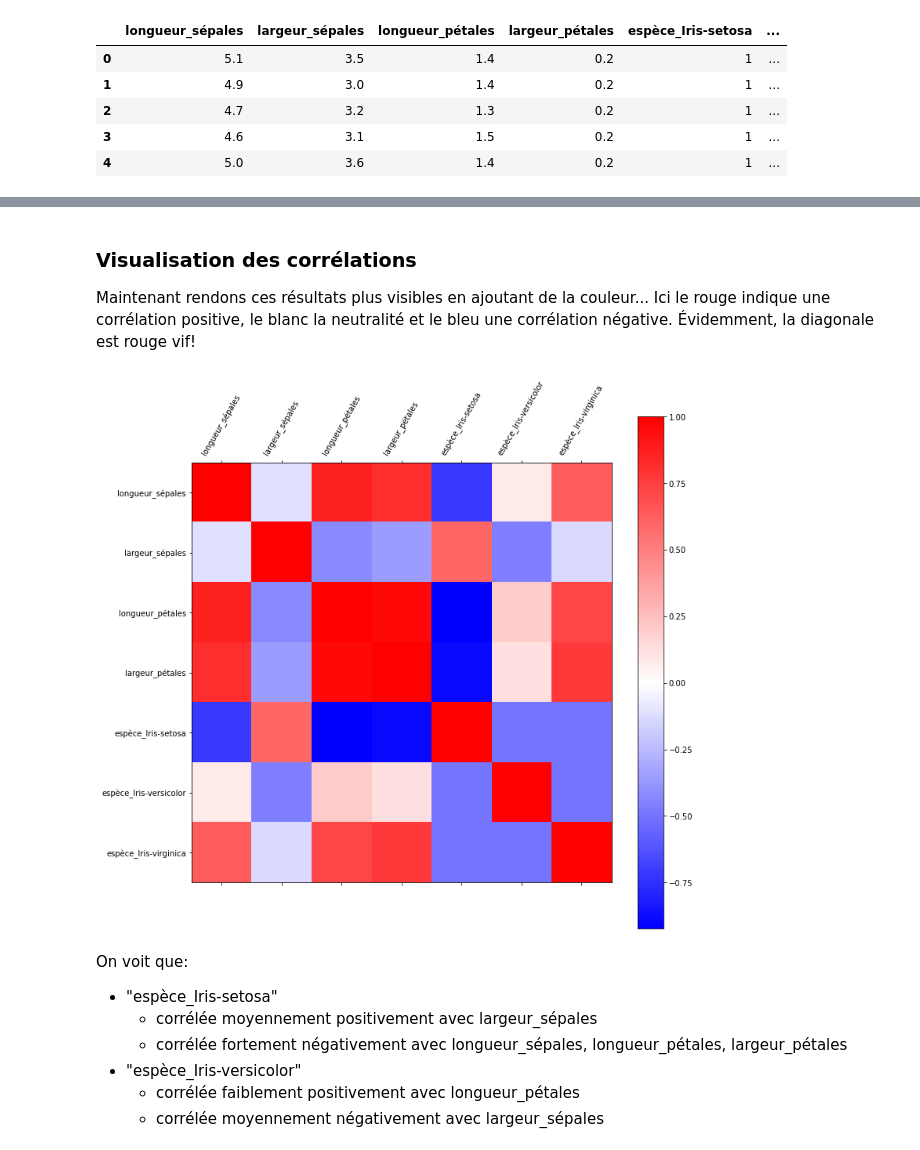
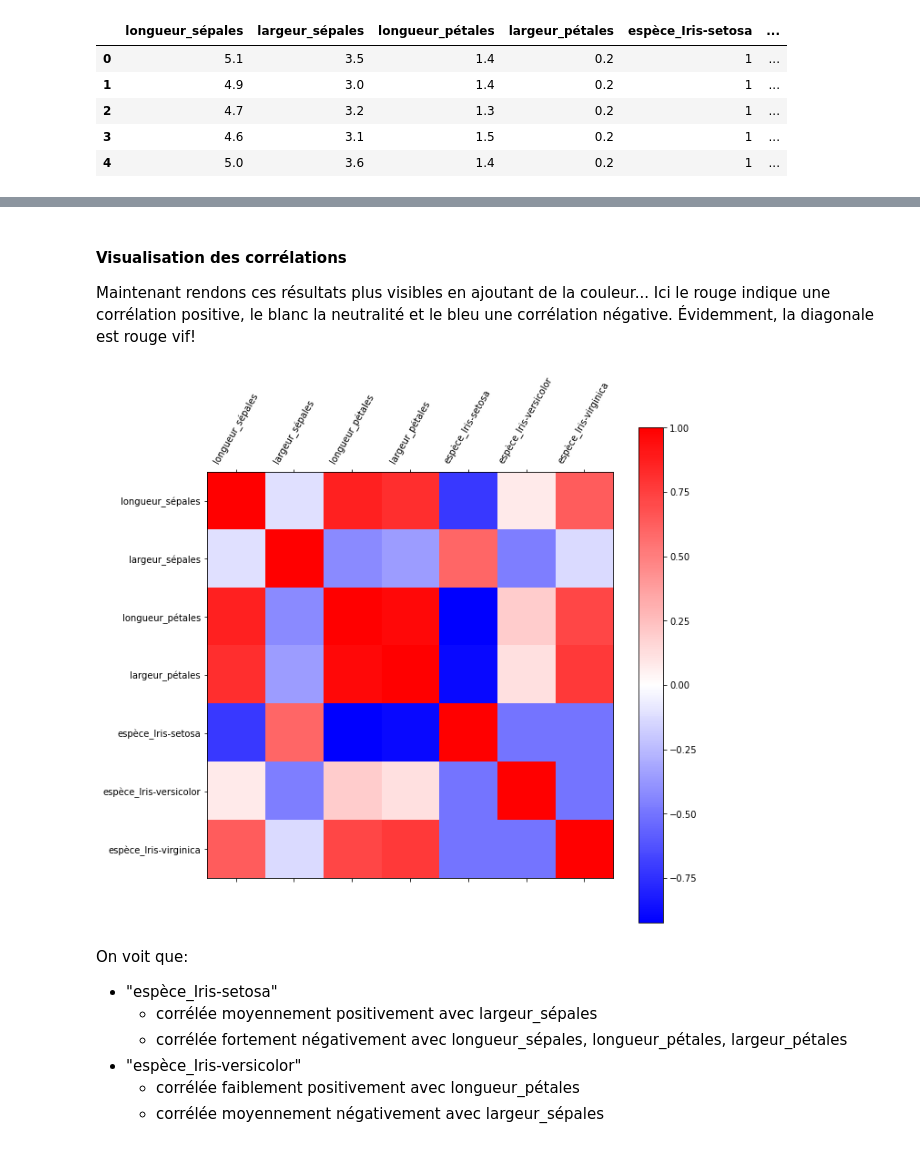
Before and after one commit to ClaudeCoulombe/VIARENA, a Jupyter notebook: Labos/Lab-Iris/Survol-Science_Des_Donnees-Iris.ipynb, the cells around one changed output, grey strips where cells are left out. Saved outputs shown, nothing was run; the diff lists cells and outputs as text; code cells hidden in the pictures.

```diff
--- a/Labos/Lab-Iris/Survol-Science_Des_Donnees-Iris.ipynb
+++ b/Labos/Lab-Iris/Survol-Science_Des_Donnees-Iris.ipynb
@@ -611,6 +622,6 @@ On peut transformer un attribut catégorie en attribut numérique selon un encod
 # %%
-donnees_iris_df = pd.get_dummies(donnees_iris_df,prefix=['espèce'], columns = ['espèce'])
-donnees_iris_df.head()
+donnees_iris_bin_df = pd.get_dummies(donnees_iris_df,prefix=['espèce'], columns = ['espèce'])
+donnees_iris_bin_df.head()
 # %% [output]
 |  | longueur_sépales | largeur_sépales | longueur_pétales | largeur_pétales | espèce_Iris-setosa | ... |
 | 0 | 5.1 | 3.5 | 1.4 | 0.2 | 1 | ... |
@@ -630,42 +641,42 @@ donnees_iris_df.corr()
 | espèce_Iris-versicolor | 0.079396 | -0.464700 | 0.201587 | 0.118376 | -0.500000 | ... |
 | espèce_Iris-virginica | 0.638020 | -0.130901 | 0.721102 | 0.769134 | -0.500000 | ... |
 # %% [markdown]
-### Visualisation des corrélations
+#### Visualisation des corrélations
 Maintenant rendons ces résultats plus visibles en ajoutant de la couleur...
 Ici le rouge indique une corrélation positive, le blanc la neutralité et le bleu une corrélation négative. Évidemment, la diagonale est rouge vif!
 # %%
 import matplotlib.pyplot as plt
 %matplotlib inline
 
 # Une rustine un peu compliquée pour faire correspondre 0.0 à la couleur blanche
 # https://stackoverflow.com/questions/20144529/shifted-colorbar-matplotlib/20146989#20146989
 from matplotlib.colors import Normalize
 
 class MidpointNormalize(Normalize):
 
     def __init__(self, vmin=None, vmax=None, midpoint=None, clip=False):
         self.midpoint = midpoint
         Normalize.__init__(self, vmin, vmax, clip)
 
     def __call__(self, value, clip=None):
         x, y = [self.vmin, self.midpoint, self.vmax], [0, 0.5, 1]
         return np.ma.masked_array(np.interp(value, x, y))
 
 norm = MidpointNormalize(midpoint=0)
 
 alpha = ["longueur_sépales","largeur_sépales","longueur_pétales","largeur_pétales",
          "espèce_Iris-setosa","espèce_Iris-versicolor","espèce_Iris-virginica"]
 
-fig = plt.figure(figsize=(12,12))
+fig = plt.figure(figsize=(10,10))
 ax = fig.add_subplot(111)
-cax = ax.matshow(donnees_iris_df.corr(), norm=norm, cmap='bwr', interpolation='nearest')
+cax = ax.matshow(donnees_iris_bin_df.corr(), norm=norm, cmap='bwr', interpolation='nearest')
 fig.colorbar(cax)
 
 ax.set_xticklabels(['']+alpha,rotation=60)
 ax.set_yticklabels(['']+alpha)
 plt.show()
 # %% [output]
-[figure, old version]
+[figure, new version]
 # %% [markdown]
 On voit que:
 
```
Also changed, not shown: parts of 12 cells of this notebook.
